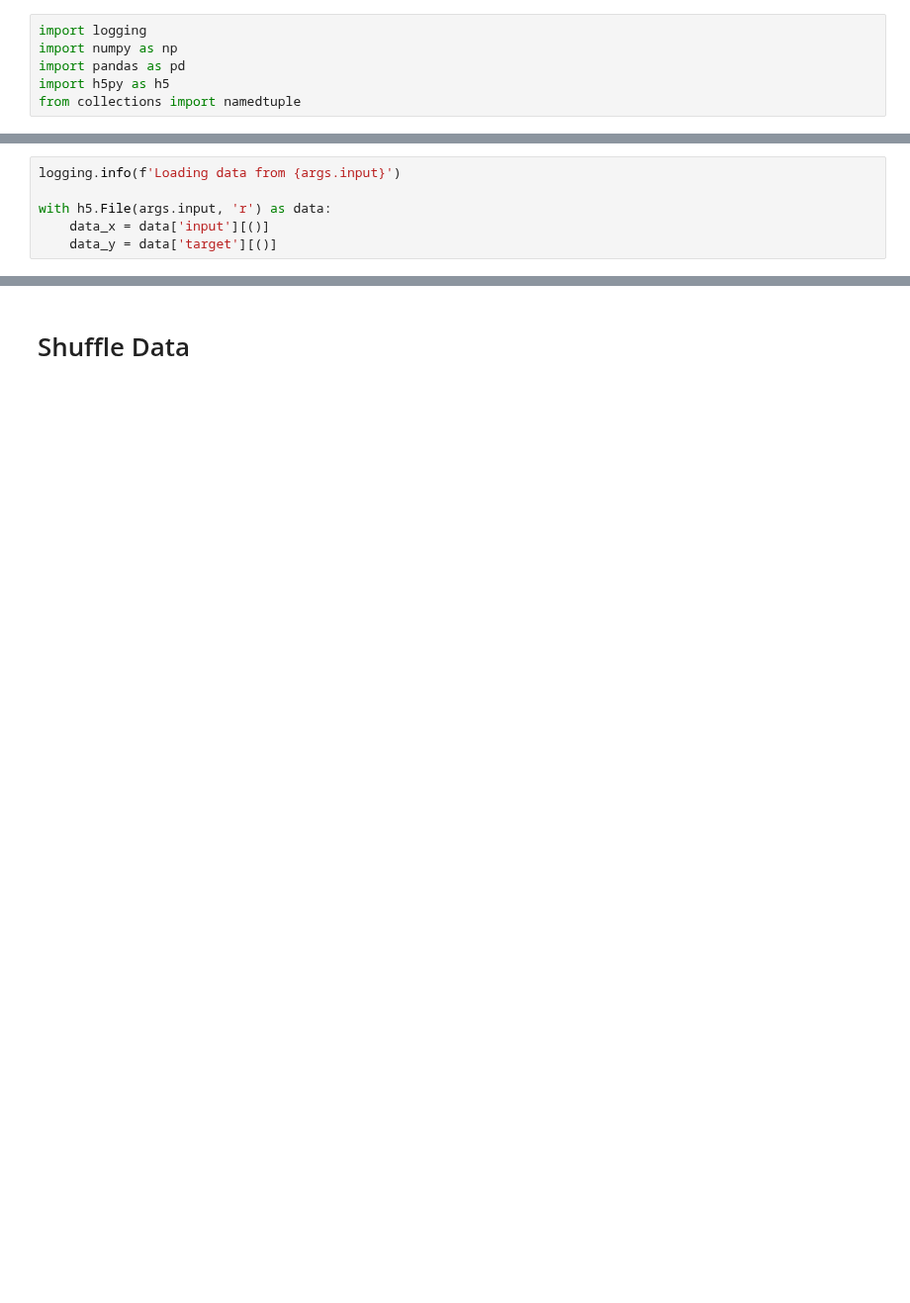
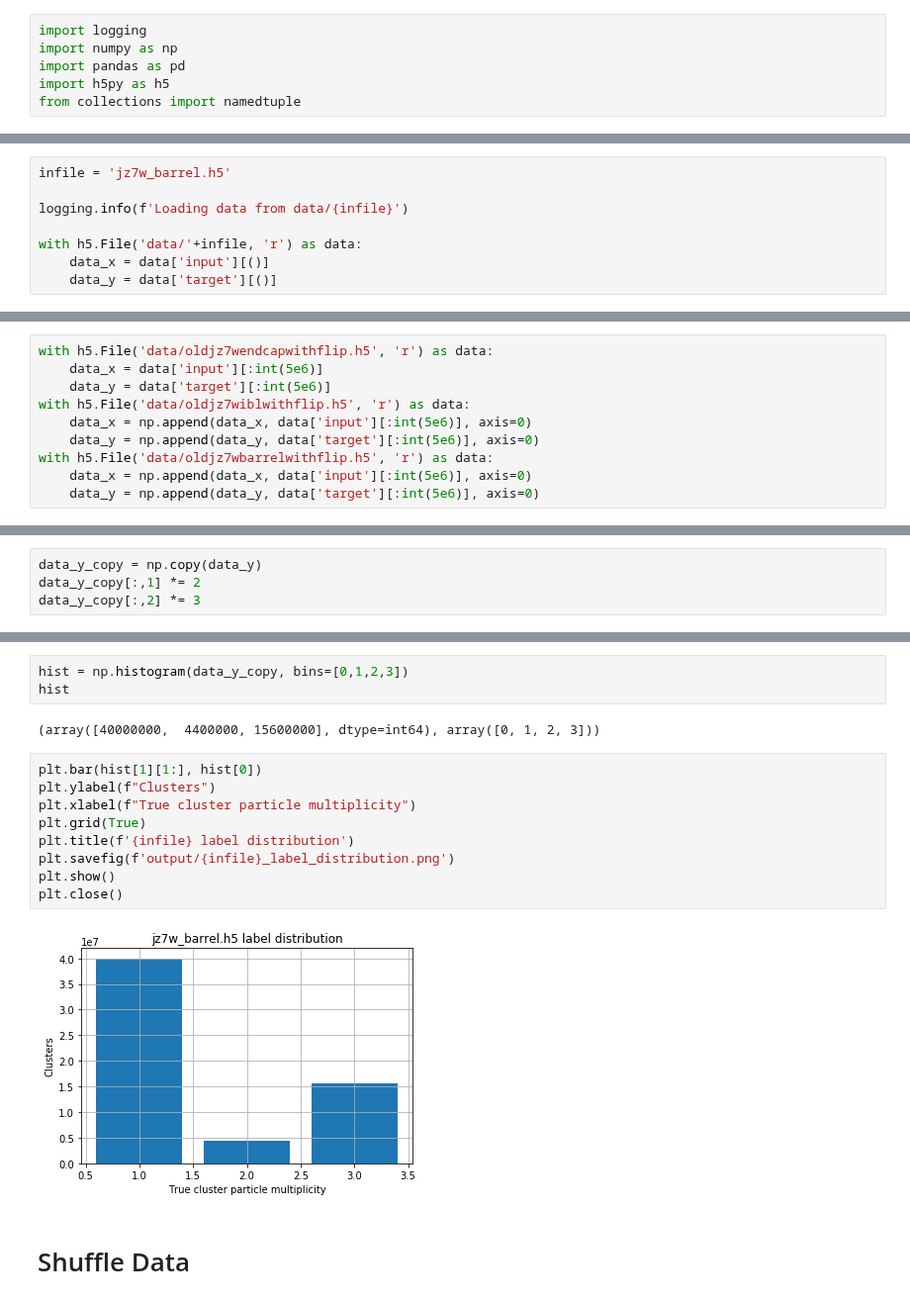
Before and after one commit to Chkoda/pixel-NN, a Jupyter notebook: Split Dataset.ipynb, the cells around one changed output, grey strips where cells are left out. Shown at 99% size. Drawn from its saved outputs; the diff is of its cells as text; blank space fills up the shorter version.

```diff
--- a/Split Dataset.ipynb
+++ b/Split Dataset.ipynb
@@ -25,6 +31,8 @@ args = Option(
 # %%
-logging.info(f'Loading data from {args.input}')
+infile = 'jz7w_barrel.h5'
 
-with h5.File(args.input, 'r') as data:
+logging.info(f'Loading data from data/{infile}')
+
+with h5.File('data/'+infile, 'r') as data:
     data_x = data['input'][()]
     data_y = data['target'][()]
@@ -32,0 +41,10 @@ with h5.File(args.input, 'r') as data:
+# %%
+with h5.File('data/oldjz7wendcapwithflip.h5', 'r') as data:
+    data_x = data['input'][:int(5e6)]
+    data_y = data['target'][:int(5e6)]
+with h5.File('data/oldjz7wiblwithflip.h5', 'r') as data:
+    data_x = np.append(data_x, data['input'][:int(5e6)], axis=0)
+    data_y = np.append(data_y, data['target'][:int(5e6)], axis=0)
+with h5.File('data/oldjz7wbarrelwithflip.h5', 'r') as data:
+    data_x = np.append(data_x, data['input'][:int(5e6)], axis=0)
+    data_y = np.append(data_y, data['target'][:int(5e6)], axis=0)
@@ -32,0 +59,4 @@ with h5.File(args.input, 'r') as data:
+# %%
+data_y_copy = np.copy(data_y)
+data_y_copy[:,1] *= 2
+data_y_copy[:,2] *= 3
@@ -33,3 +73,19 @@ with h5.File(args.input, 'r') as data:
+# %%
+hist = np.histogram(data_y_copy, bins=[0,1,2,3])
+hist
+# %% [output]
+(array([40000000,  4400000, 15600000], dtype=int64), array([0, 1, 2, 3]))
+# %%
+plt.bar(hist[1][1:], hist[0])
+plt.ylabel(f"Clusters")
+plt.xlabel(f"True cluster particle multiplicity")
+plt.grid(True)
+plt.title(f'{infile} label distribution')
+plt.savefig(f'output/{infile}_label_distribution.png')
+plt.show()
+plt.close()
+# %% [output]
+[figure, added]
 # %% [markdown]
 # Shuffle Data
 # %%
```
Also changed, not shown: parts of 16 cells of this notebook, 13 other files.
